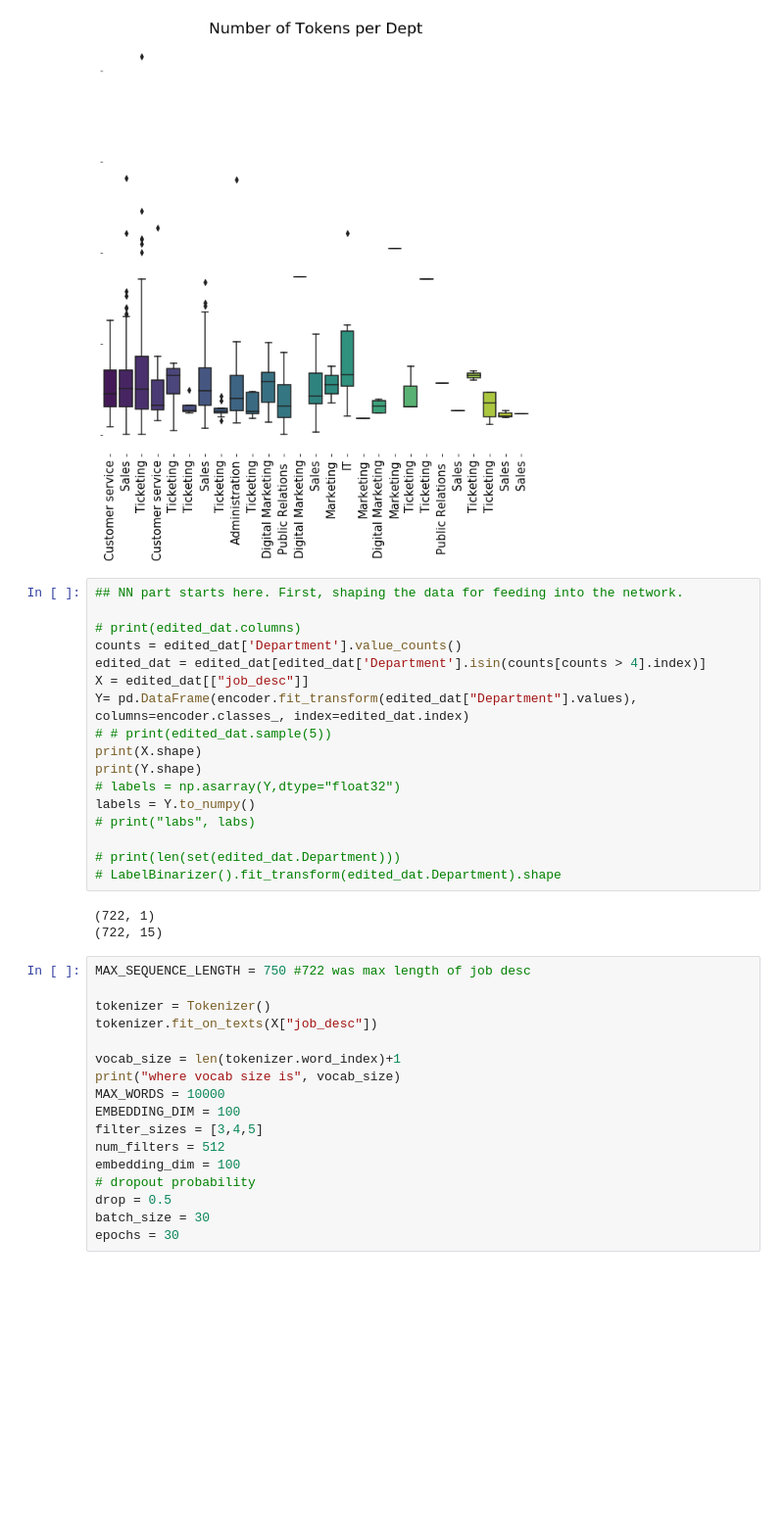
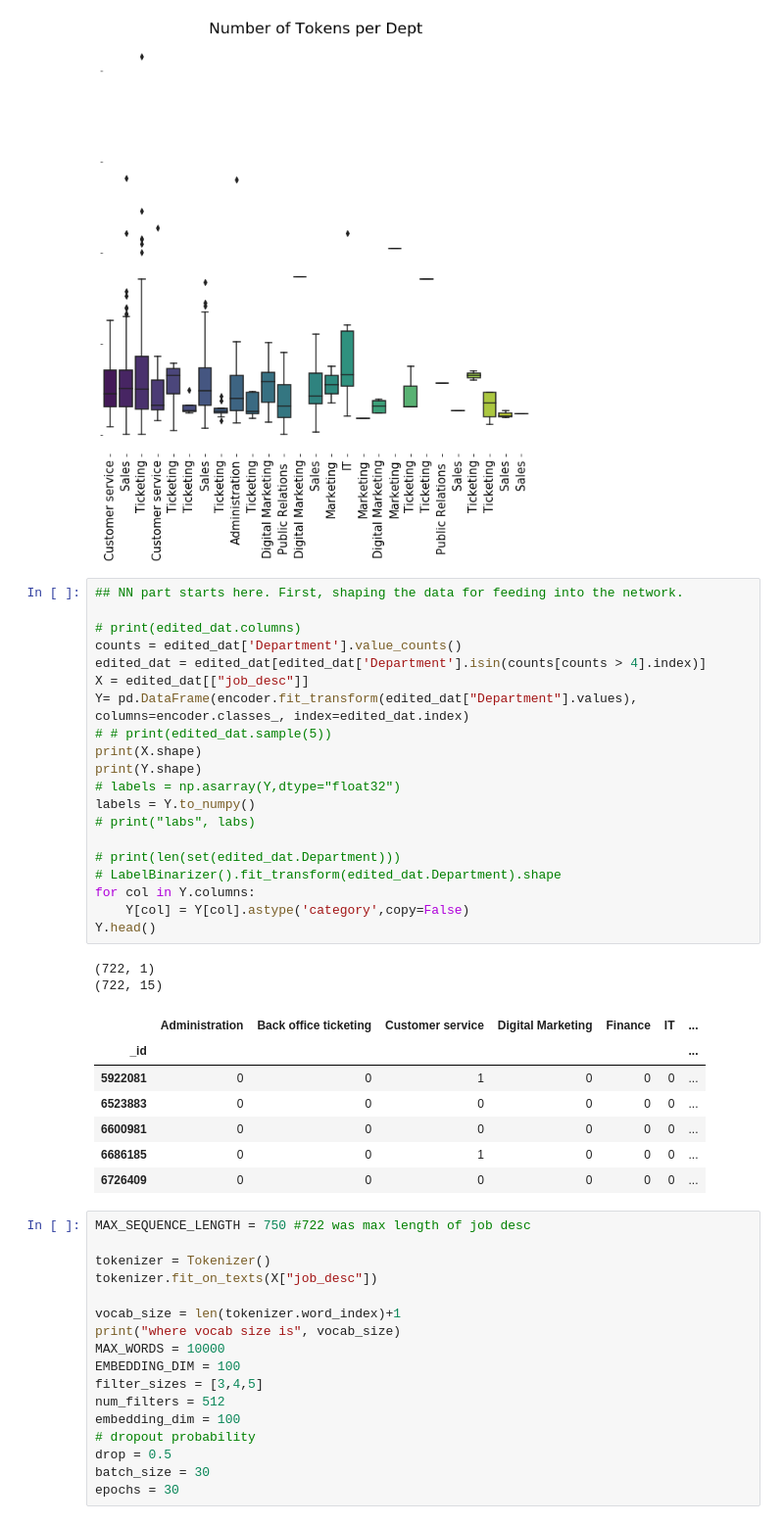
Before and after one commit to Ap1075/CNN_Job_Classification, a Jupyter notebook: job_description_classifier.ipynb, the cells around one changed output. Shown: that part at 98% size. Cells and saved outputs as stored; diff of their text form; blank space fills up the shorter version.

```diff
--- a/job_description_classifier.ipynb
+++ b/job_description_classifier.ipynb
@@ -161,23 +161,33 @@ Index(['Department', 'job_desc', 'tokens', 'num_tokens'], dtype='object')
 # %%
 ## NN part starts here. First, shaping the data for feeding into the network.
 
 # print(edited_dat.columns)
 counts = edited_dat['Department'].value_counts()
 edited_dat = edited_dat[edited_dat['Department'].isin(counts[counts > 4].index)]
 X = edited_dat[["job_desc"]]
 Y= pd.DataFrame(encoder.fit_transform(edited_dat["Department"].values), columns=encoder.classes_, index=edited_dat.index)
 # # print(edited_dat.sample(5))
 print(X.shape)
 print(Y.shape)
 # labels = np.asarray(Y,dtype="float32")
 labels = Y.to_numpy()
 # print("labs", labs)
 
 # print(len(set(edited_dat.Department)))
 # LabelBinarizer().fit_transform(edited_dat.Department).shape
+for col in Y.columns:
+    Y[col] = Y[col].astype('category',copy=False)
+Y.head()
 # %% [output]
 (722, 1)
 (722, 15)
+|  | Administration | Back office ticketing | Customer service | Digital Marketing | Finance | IT | ... |
+| _id |  |  |  |  |  |  | ... |
+| 5922081 | 0 | 0 | 1 | 0 | 0 | 0 | ... |
+| 6523883 | 0 | 0 | 0 | 0 | 0 | 0 | ... |
+| 6600981 | 0 | 0 | 0 | 0 | 0 | 0 | ... |
+| 6686185 | 0 | 0 | 1 | 0 | 0 | 0 | ... |
+| 6726409 | 0 | 0 | 0 | 0 | 0 | 0 | ... |
 # %%
 MAX_SEQUENCE_LENGTH = 750 #722 was max length of job desc
 
```
Also changed, not shown: parts of 7 cells of this notebook.
